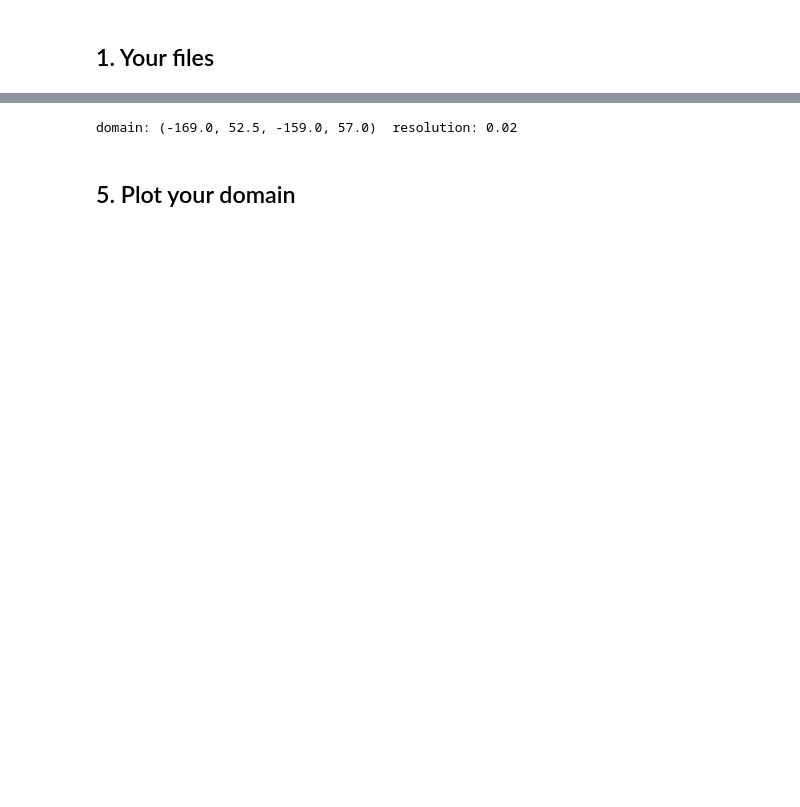
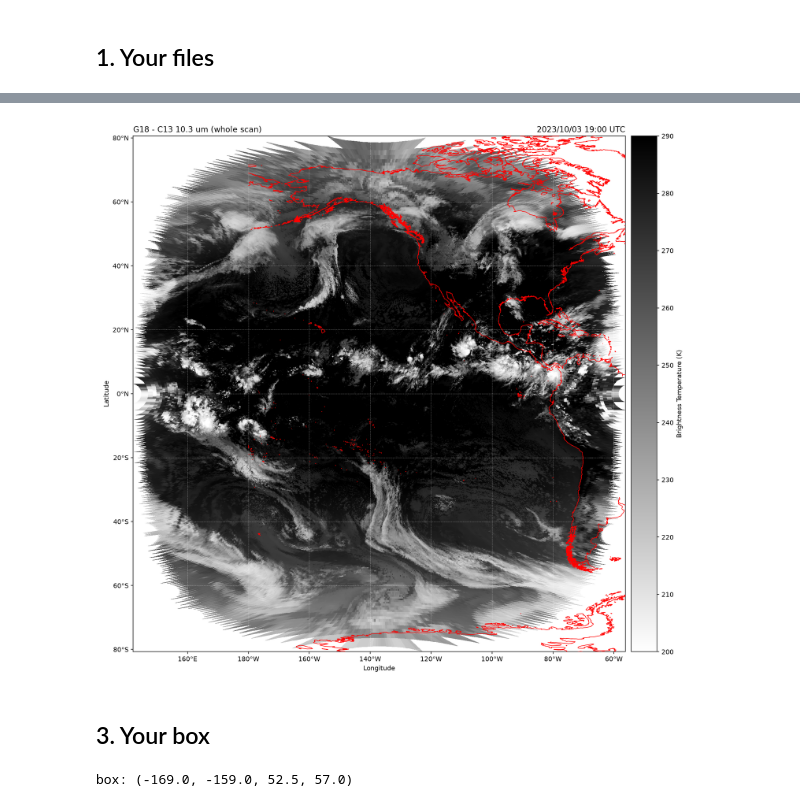
Before and after one commit to rmsm95/GOES-VIIRS-Imagery-Guide, a Jupyter notebook: notebooks/01_full_disk_band.ipynb, the cells around one changed output, grey strips where cells are left out. Cells and saved outputs as stored; diff of their text form; code cells hidden in the pictures; blank space fills up the shorter version.

```diff
--- a/notebooks/01_full_disk_band.ipynb
+++ b/notebooks/01_full_disk_band.ipynb
@@ -182,0 +108,16 @@ decimal degrees. The box must fall inside what this product actually observes.
+# %%
+# ---------------------------------------------------------------
+# 1. YOUR FILES -- point this at the folder holding your NetCDF files
+# ---------------------------------------------------------------
+DATA_DIR = Path("..") / CONFIG["data"]["full_disk"]
+CHANNELS = ["C13"]
+
+files = sorted(glob.glob(str(DATA_DIR / "*.nc")))
+print(f"folder: {DATA_DIR}")
+print(f"{len(files)} file(s):")
+for name in files:
+    print("   ", Path(name).name)
+
+# One channel is enough for a single-band image.
+paths = gt.find_channels(files, CHANNELS)     # raises if a channel is missing
+print("\nusing:", ", ".join(f"{c} -> {Path(p).name[:32]}..." for c, p in paths.items()))
@@ -182,0 +145,27 @@ decimal degrees. The box must fall inside what this product actually observes.
+# %%
+product = CONFIG["products"]["band"]
+CMAP = product["cmap"]                 # try "gray", "inferno", "viridis"
+VMIN, VMAX = product["vmin"], product["vmax"]
+CBAR_LABEL = product["colorbar_label"]
+
+OUT_FULL = Path("../output/full_disk_full.png")
+OUT_BOX = Path("../output/full_disk_box.png")
+OUT_FULL.parent.mkdir(parents=True, exist_ok=True)
+
+whole = gt.read_subset(paths["C13"], quantity="bt", stride=STRIDE)
+print(whole)
+
+west, east = float(np.nanmin(whole.lon_corners)), float(np.nanmax(whole.lon_corners))
+south, north = float(np.nanmin(whole.lat_corners)), float(np.nanmax(whole.lat_corners))
+
+fig, ax = figure_for(west, east, south, north)
+# Off-disk pixels have no coordinates; clean_mesh masks those cells.
+lon, lat, bt = gt.clean_mesh(whole.lon_corners, whole.lat_corners, whole.bt)
+mesh = ax.pcolormesh(lon, lat, bt, cmap=CMAP, vmin=VMIN, vmax=VMAX, zorder=0)
+decorate(ax, west, east, south, north,
+         "G18 - C13 10.3 um (whole scan)", whole.time)
+cb = fig.colorbar(mesh, ax=ax, pad=0.01)
+cb.set_label(CBAR_LABEL)
+fig.tight_layout(); fig.savefig(OUT_FULL, dpi=DPI); plt.close(fig)
+display(Image(filename=str(OUT_FULL)))
+# %% [output]
@@ -183,16 +173,18 @@ decimal degrees. The box must fall inside what this product actually observes.
+[figure, added]
+# %% [markdown]
+## 3. Your box
 # %%
-# YOUR DOMAIN -- write the four numbers yourself, in decimal degrees.
+# ---------------------------------------------------------------
+# 3. YOUR BOX -- write the four numbers yourself, in decimal degrees.
 # There is no preset: this is the area you choose to look at.
 #
-#     DOMAIN = (min_lon, min_lat, max_lon, max_lat)
+#     LON_MIN, LON_MAX, LAT_MIN, LAT_MAX   (west, east, south, north)
 #
-# Set DOMAIN = None to skip the crop and plot the complete image instead.
-# The box must fall inside what this product actually observes.
+# Set BOX = None to skip the crop; step 4 then draws the whole scan again.
+# The box must fall inside what this product actually observed.
+# ---------------------------------------------------------------
+BOX = (-169.0, -159.0, 52.5, 57.0)
 
-DOMAIN = (-169.0, 52.5, -159.0, 57.0)
-
-print("domain:", DOMAIN, " resolution:", RESOLUTION)
+print("box:", BOX)
 # %% [output]
-domain: (-169.0, 52.5, -159.0, 57.0)  resolution: 0.02
+box: (-169.0, -159.0, 52.5, 57.0)
-# %% [markdown]
-## 5. Plot your domain
```
Also changed, not shown: parts of 18 cells of this notebook, 29 other files.
